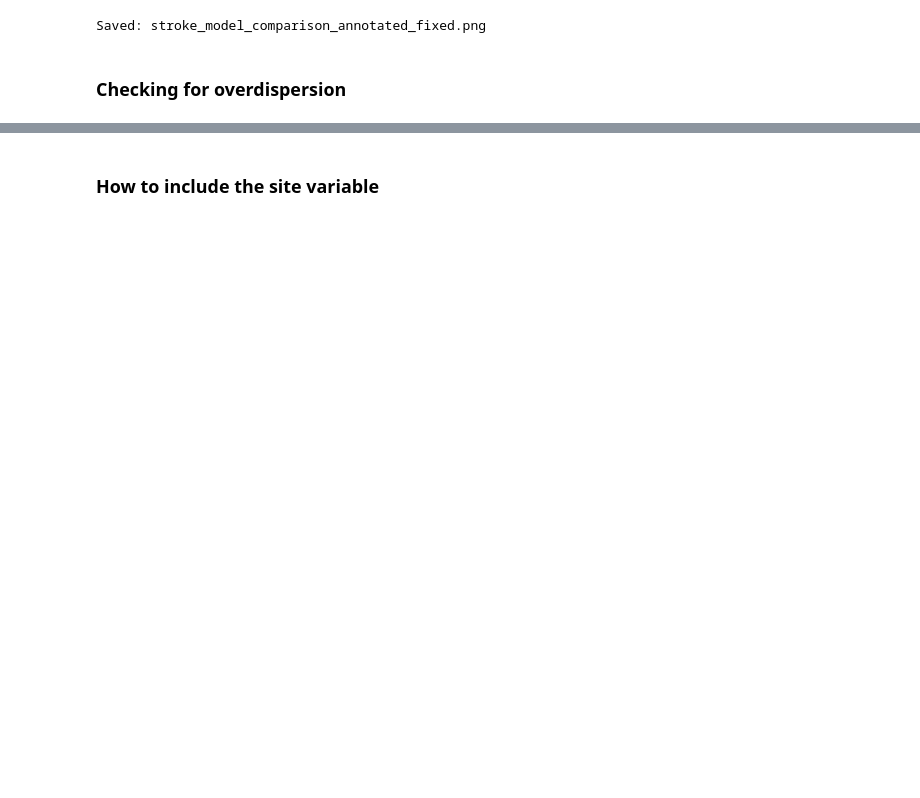
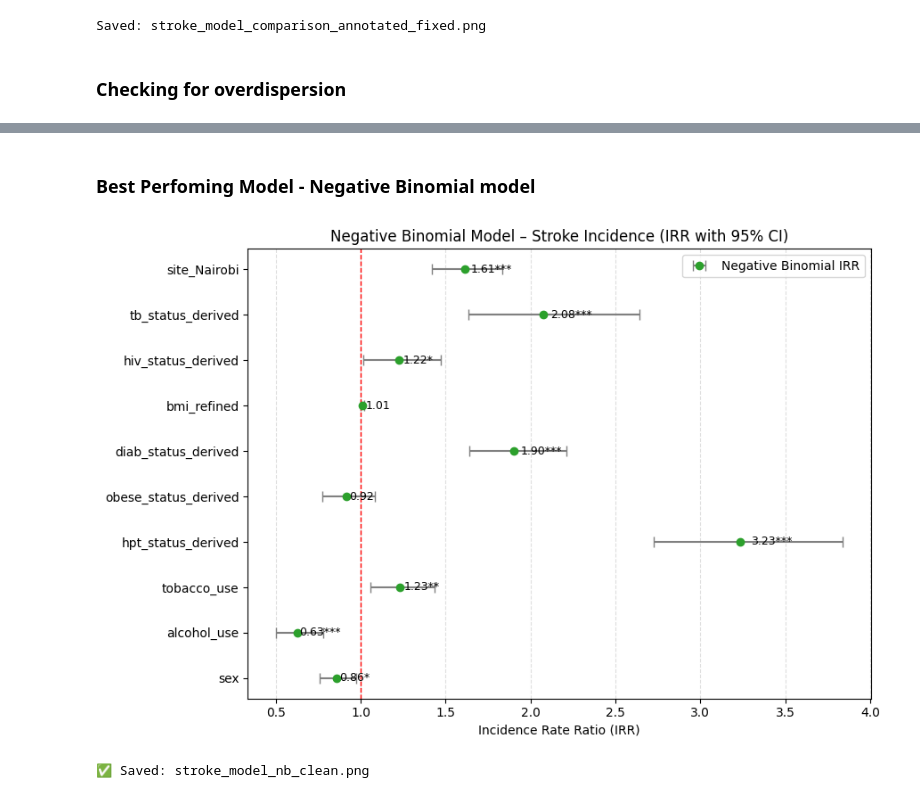
Before and after one commit to dmainagithub/stroke-work, a Jupyter notebook: notebooks/stroke_poisson_model.ipynb, the cells around one changed output, grey strips where cells are left out. Saved outputs shown, nothing was run; the diff lists cells and outputs as text; code cells hidden in the pictures; blank space fills up the shorter version.

Commit message:
Adding Stroke Incidence Analysis Outputs

```diff
--- a/notebooks/stroke_poisson_model.ipynb
+++ b/notebooks/stroke_poisson_model.ipynb
@@ -500,3 +536,41 @@ Dispersion parameter: 0.1675638431667483
 ✅ Poisson model dispersion acceptable.
-# %% [markdown]
-### How to include the site variable
+# %% [markdown]
+### Best Perfoming Model - Negative Binomial model
+# %%
+plot_df = results_nb[results_nb["Variable"] != "const"].copy()
+
+plt.figure(figsize=(9, 6))
+plt.errorbar(
+    x=plot_df["IRR"],
+    y=plot_df["Variable"],
+    xerr=[plot_df["IRR"] - plot_df["IRR_CI_lower"],
+          plot_df["IRR_CI_upper"] - plot_df["IRR"]],
+    fmt='o',
+    capsize=4,
+    color="#2ca02c",
+    ecolor="gray",
+    elinewidth=1.5,
+    label="Negative Binomial IRR"
+)
+
+plt.axvline(1, color='red', linestyle='--', linewidth=1)
+plt.xlabel("Incidence Rate Ratio (IRR)")
+plt.ylabel("")
+plt.title("Negative Binomial Model – Stroke Incidence (IRR with 95% CI)")
+
+# Add IRR values as annotations
+for i, row in plot_df.iterrows():
+    plt.text(row["IRR"] * 1.02, i, f'{row["IRR"]:.2f}{row.get("sig","")}',
+             va='center', fontsize=9, color='black')
+
+plt.tight_layout()
+plt.legend()
+plt.grid(axis='x', linestyle='--', alpha=0.4)
+
+plt.savefig('D:/APHRC/GoogleDrive_ii/stata_do_files/madiva/stroke_work/visualization/stroke_model_nb_clean.png', dpi=300)
+plt.show()
+
+print("✅ Saved: stroke_model_nb_clean.png")
+# %% [output]
+[figure, added]
+✅ Saved: stroke_model_nb_clean.png
```
Also changed, not shown: parts of 13 cells of this notebook, 4 other files.
